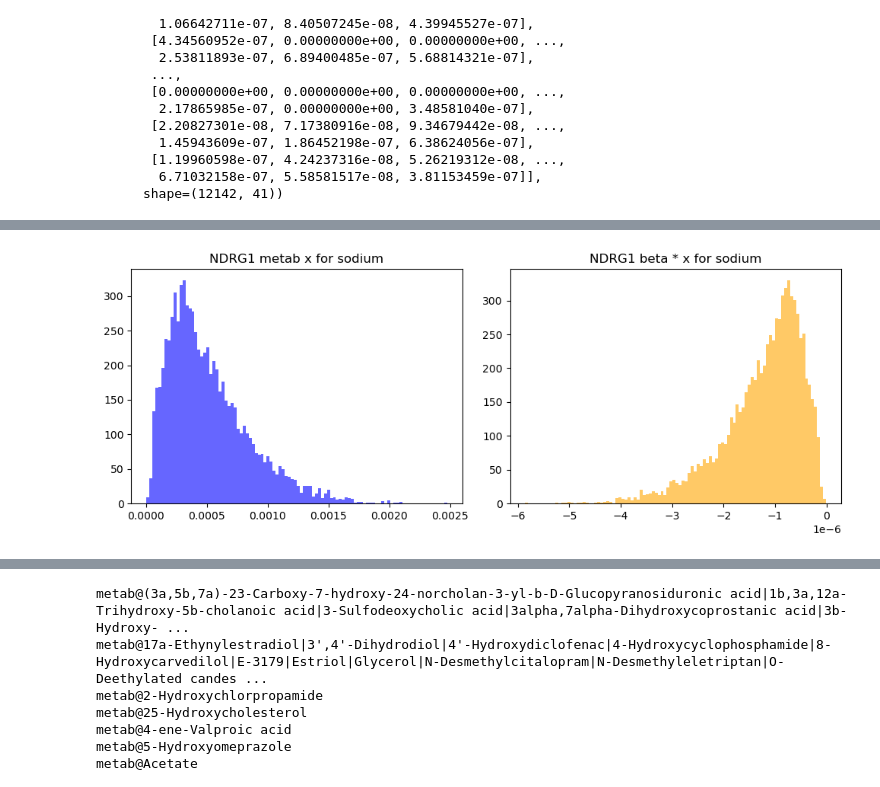
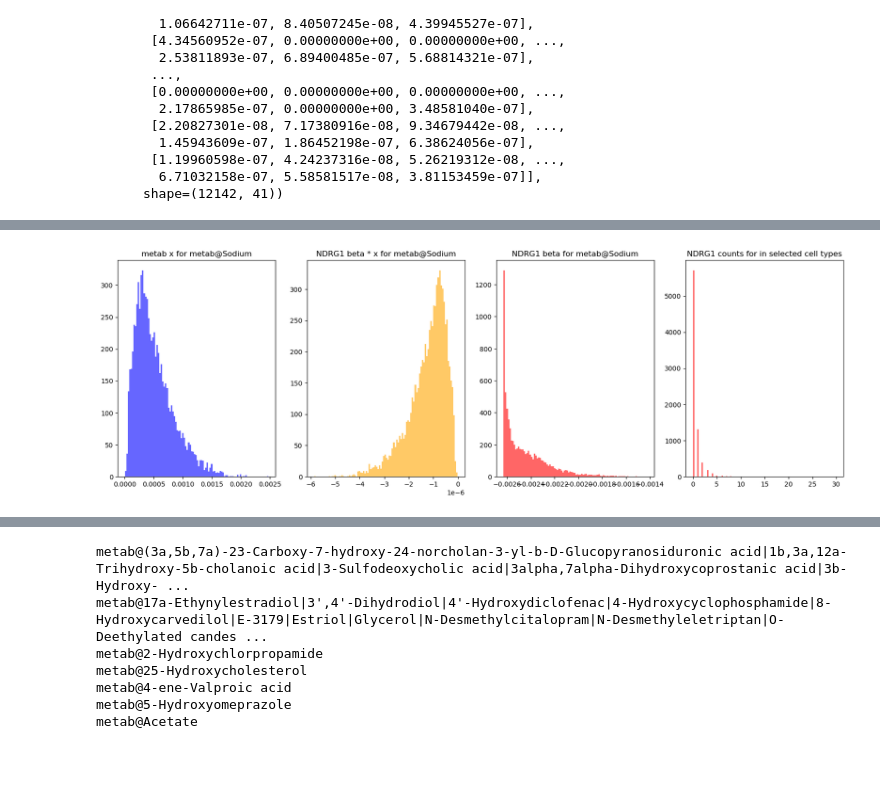
Before and after one commit to fosterea/MetabTravLR, a Jupyter notebook: metab_processing/Analysis/Foster/alexi_uc_NDRG1.ipynb, the cells around one changed output, grey strips where cells are left out. Drawn from its saved outputs; the diff is of its cells as text; code cells hidden in the pictures; blank space fills up the shorter version.

```diff
--- a/metab_processing/Analysis/Foster/alexi_uc_NDRG1.ipynb
+++ b/metab_processing/Analysis/Foster/alexi_uc_NDRG1.ipynb
@@ -131,6 +132,9 @@ def get_betax_modulator(adata, gene, modulator, tier=None, cell_types=None):
 
 
 add_betax(adata, GENE)
+
+for gene in list(adata.uns['beta_modulators']):
+    add_betax(adata, gene)
 print(f'betax_{GENE}:', adata.obsm[f'betax_{GENE}'].shape,
       f'({len(adata.uns["betax_modulators"][GENE])} metabolites)')
 # %% [output]
@@ -198,30 +218,104 @@ array([[3.49232932e-09, 1.31247566e-07, 5.63879888e-07, ...,
 # %%
+from scipy.stats import gaussian_kde
+from scipy.stats import linregress
+
+MY_CELL_TYPE = 'IEC'
+MY_GENE = 'NDRG1'
+# MY_GENE = 'RORC'
+# MY_GENE = 'MYC'
+# MY_GENE = 'SCNN1A'
+# MY_GENE = 'CD3E'
+MY_METAB = 'metab@Sodium'
+# MY_METAB = 'metab@Water'
+# MY_METAB = 'metab@Fatty Acid'
+
+
 def get_metab_x_modulator(adata, modulator, tier, cell_types=None):
     i = (np.array(adata.uns['x_metab_modulators']) == modulator).argmax()
     sub = adata if cell_types is None else adata[adata.obs[tier].isin(cell_types)]
     sub = sub[:, :1].copy()
     return sub.obsm['x_metab'][:, i]
 
 def get_betax_modulator(adata, gene, modulator, tier, cell_types=None):
     i = (np.array(adata.uns['betax_modulators'][gene]) == modulator).argmax()
     sub = adata if cell_types is None else adata[adata.obs[tier].isin(cell_types)]
     sub = sub[:, :1].copy()
     return sub.obsm[f'betax_{gene}'][:, i]
 
 # Fetch the data
-data_metab = get_metab_x_modulator(adata, 'metab@Sodium', '25_06_11_ICI_5K_Coarse_annotations', cell_types=['IEC'])
-data_beta = get_betax_modulator(adata, GENE, 'metab@Sodium', '25_06_11_ICI_5K_Coarse_annotations', cell_types=['IEC'])
+data_beta = get_betas_modulator(adata, MY_GENE, MY_METAB, '25_06_11_ICI_5K_Coarse_annotations', cell_types=[MY_CELL_TYPE])
+data_metab = get_metab_x_modulator(adata, MY_METAB, '25_06_11_ICI_5K_Coarse_annotations', cell_types=[MY_CELL_TYPE])
+data_betax = get_betax_modulator(adata, MY_GENE, MY_METAB, '25_06_11_ICI_5K_Coarse_annotations', cell_types=[MY_CELL_TYPE])
+data_target = adata[adata.obs['25_06_11_ICI_5K_Coarse_annotations'] == MY_CELL_TYPE][:, MY_GENE].X.toarray().flatten()
 
 # Plot side-by-side
-fig, (ax1, ax2) = plt.subplots(1, 2, figsize=(10, 4))
+fig, (ax1, ax2, ax3, ax4) = plt.subplots(1, 4, figsize=(20, 6))
 
 ax1.hist(data_metab, alpha=0.6, color='blue', bins=100)
-ax1.set_title(f'{GENE} metab x for sodium')
+ax1.set_title(f'metab x for {MY_METAB}')
 
-ax2.hist(data_beta, alpha=0.6, color='orange', bins=100)
-ax2.set_title(f'{GENE} beta * x for sodium')
+ax2.hist(data_betax, alpha=0.6, color='orange', bins=100)
+ax2.set_title(f'{MY_GENE} beta * x for {MY_METAB}')
 
-plt.tight_layout()
-plt.show()
+ax3.hist(data_beta, alpha=0.6, color='red', bins=100)
+ax3.set_title(f'{MY_GENE} beta for {MY_METAB}')
+
+ax4.hist(data_target, alpha=0.6, color='red', bins=100)
+ax4.set_title(f'{MY_GENE} counts for in selected cell types')
+
+def plot_density_scatter(x_data, y_data, xlabel="X", ylabel="Y", title="Density Scatter Plot"):
+    # Flatten and filter NaNs
+    x, y = np.ravel(x_data), np.ravel(y_data)
+    mask = ~np.isnan(x) & ~np.isnan(y)
+    x, y = x[mask], y[mask]
+
+    # Calculate density
+    xy = np.vstack([x, y])
+    z = gaussian_kde(xy)(xy)
+
+    # Linear regression for trendline and R^2
+    slope, intercept, r_value, p_value, std_err = linregress(x, y)
+    r_squared = r_value**2
+
+    # Plot
+    fig, ax = plt.subplots(figsize=(6, 5))
+    sc = ax.scatter(x, y, c=z, s=20, cmap='viridis')
+
+    # Trendline
+    x_seq = np.linspace(x.min(), x.max(), 100)
+    ax.plot(x_seq, slope * x_seq + intercept, color='red', linestyle='--',
+            linewidth=2, label=f'$R^2$ = {r_squared:.3f}')
+
+    ax.set_xlabel(xlabel)
+    ax.set_ylabel(ylabel)
+    ax.set_title(title)
+    ax.legend(loc='upper left')
+
+    plt.colorbar(sc, ax=ax, label='Density')
+    plt.show()
+
+plot_density_scatter(
+    x_data=data_beta,
+    y_data=data_metab,
+    xlabel=f'{MY_GENE} Beta',
+    ylabel=f'{MY_METAB} (x)',
+    title=f'{MY_GENE} Beta vs. {MY_METAB} (IEC)'
+)
+
+plot_density_scatter(
+    x_data=data_betax,
+    y_data=data_metab,
+    xlabel=f'{MY_GENE} Betax for {MY_METAB}',
+    ylabel=f'{MY_METAB} (x)',
+    title=f'{MY_GENE} Betax vs. {MY_METAB} (IEC)'
+)
+
+plot_density_scatter(
+    x_data=data_betax,
+    y_data=data_target,
+    xlabel=f'{MY_GENE} Betax for {MY_METAB}',
+    ylabel=f'{MY_GENE}',
+    title=f'{MY_GENE} Betax vs. {MY_GENE} (IEC)'
+)
 # %% [output]
-[figure, old version]
+[figure, new version]
```
Also changed, not shown: parts of 5 cells of this notebook.
